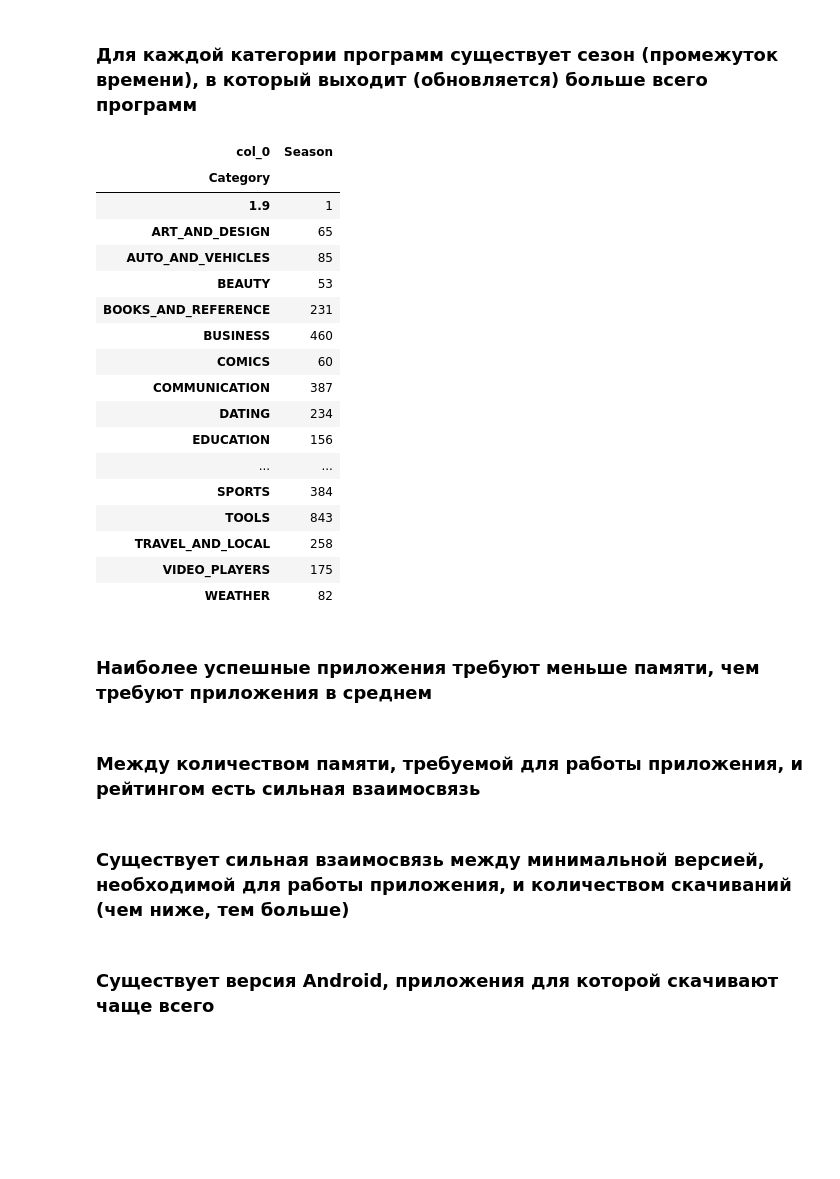
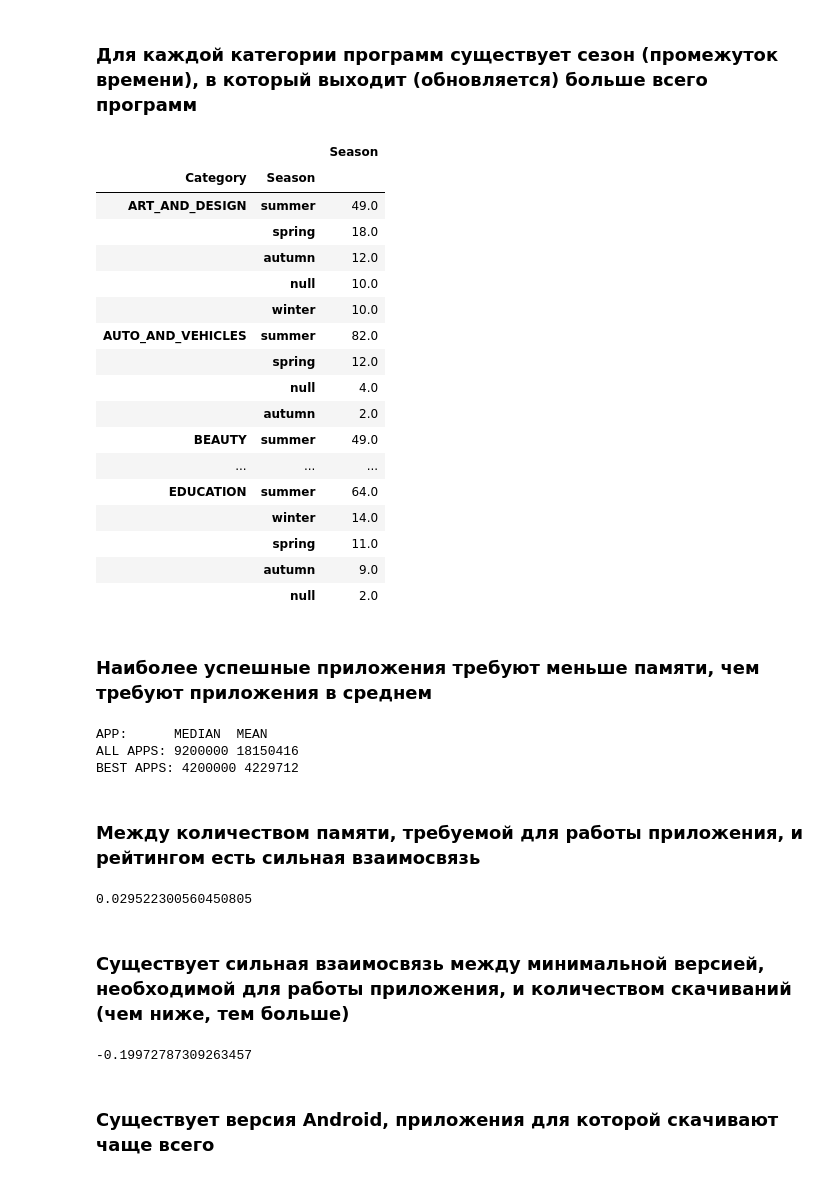
Before and after one commit to AlexeyShalaev/GooglePlayDataset, a Jupyter notebook: data_research.ipynb, the cells around one changed output. Cells and saved outputs as stored; diff of their text form; code cells hidden in the pictures; blank space fills up the shorter version.

```diff
--- a/data_research.ipynb
+++ b/data_research.ipynb
@@ -176,31 +182,66 @@ df.head()
 # %% [markdown]
 ### Для каждой категории программ существует сезон (промежуток времени), в который выходит (обновляется) больше всего программ
-# %%
-pd.crosstab(index=df['Category'], columns='Season')
-# %% [output]
-| col_0 | Season |
-| Category |  |
-| 1.9 | 1 |
-| ART_AND_DESIGN | 65 |
-| AUTO_AND_VEHICLES | 85 |
-| BEAUTY | 53 |
-| BOOKS_AND_REFERENCE | 231 |
-| BUSINESS | 460 |
-| COMICS | 60 |
-| COMMUNICATION | 387 |
-| DATING | 234 |
-| EDUCATION | 156 |
-| ... | ... |
-| SPORTS | 384 |
-| TOOLS | 843 |
-| TRAVEL_AND_LOCAL | 258 |
-| VIDEO_PLAYERS | 175 |
-| WEATHER | 82 |
+# %%
+# По таблице видно, что игры с категорией ART_AND_DESIGN чаще всего обновляются летом, более того практически все категории чаще всего обновляются летом
+round(df[:800].groupby('Category')['Season'].value_counts(normalize=True).to_frame()*100)
+# %% [output]
+|  |  | Season |
+| Category | Season |  |
+| ART_AND_DESIGN | summer | 49.0 |
+|  | spring | 18.0 |
+|  | autumn | 12.0 |
+|  | null | 10.0 |
+|  | winter | 10.0 |
+| AUTO_AND_VEHICLES | summer | 82.0 |
+|  | spring | 12.0 |
+|  | null | 4.0 |
+|  | autumn | 2.0 |
+| BEAUTY | summer | 49.0 |
+| ... | ... | ... |
+| EDUCATION | summer | 64.0 |
+|  | winter | 14.0 |
+|  | spring | 11.0 |
+|  | autumn | 9.0 |
+|  | null | 2.0 |
 # %% [markdown]
 ### Наиболее успешные приложения требуют меньше памяти, чем требуют приложения в среднем
+# %%
+# В среднем все приложения весят более 9 миллиона байт, т.е. 9МБ
+# А вот лучшие приложения весят 4 миллиона байт, т.е. 4МБ
+# Значит наше предположение верно
+# Действительно хорошие приложения весят меньше
+print("APP:\t  MEDIAN  MEAN")
+median = int(df.Size.median())
+mean = int(df.Size.mean())
+print("ALL APPS:", median, mean)
+top = df.sort_values(by=['Grade', 'Size'], ascending=False).head(int(df.shape[0]*0.05))
+median = int(top.Size.median())
+mean = int(top.Size.mean())
+print("BEST APPS:", median, mean)
+# %% [output]
+APP:      MEDIAN  MEAN
+ALL APPS: 9200000 18150416
+BEST APPS: 4200000 4229712
 # %% [markdown]
 ### Между количеством памяти, требуемой для работы приложения, и рейтингом есть сильная взаимосвязь
+# %%
+"""
+Корреляция слабая. Взаимосвязь не наблюдается.
+"""
+tmp = df
+tmp['Rating'].corr(tmp['Size'])
+# %% [output]
+0.029522300560450805
 # %% [markdown]
 ### Существует сильная взаимосвязь между минимальной версией, необходимой для работы приложения, и количеством скачиваний (чем ниже, тем больше)
+# %%
+"""
+Корреляция слабая. Взаимосвязь не наблюдается.
+"""
+tmp = df.copy()
+tmp['Android Ver'] = list(map(lambda x: -1 if pd.isna(x) or len(str(x)) == 0 else int(str(x).split('.')[0]), tmp['Android Ver']))
+tmp['Android Ver'].corr(tmp['Installs'])
+# %% [output]
+-0.19972787309263457
 # %% [markdown]
 ### Существует версия Android, приложения для которой скачивают чаще всего
```
Also changed, not shown: parts of 11 cells of this notebook, 1 other file.
